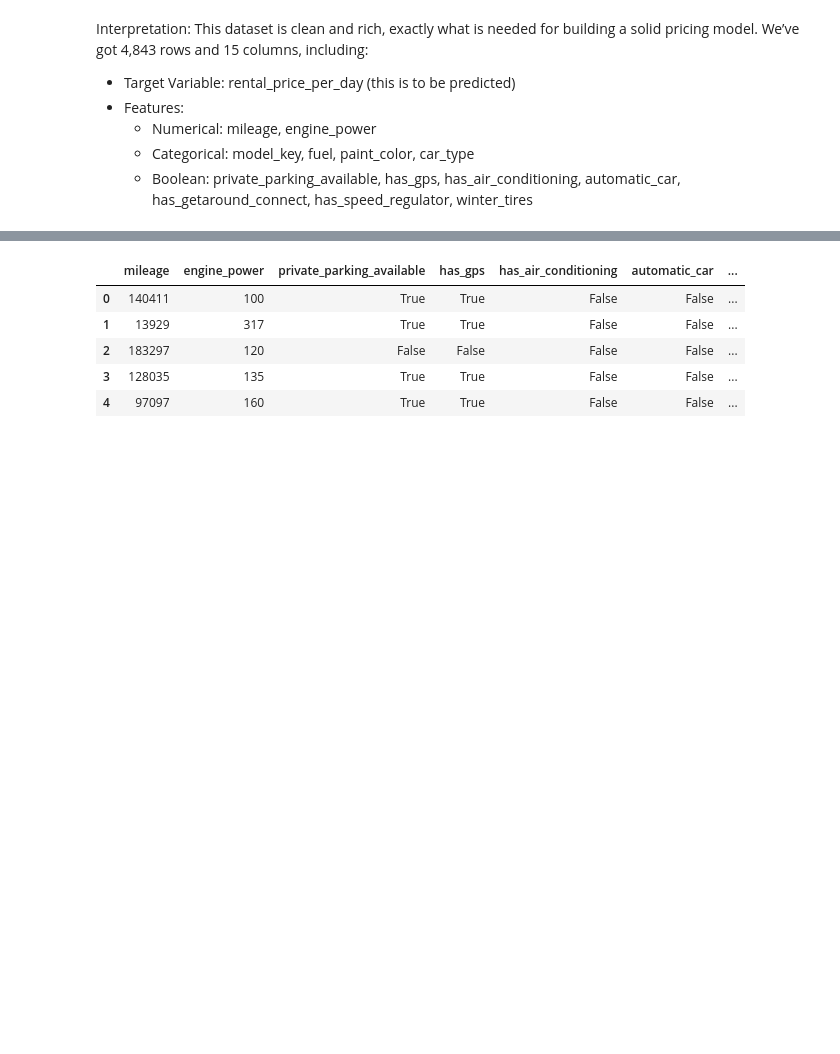
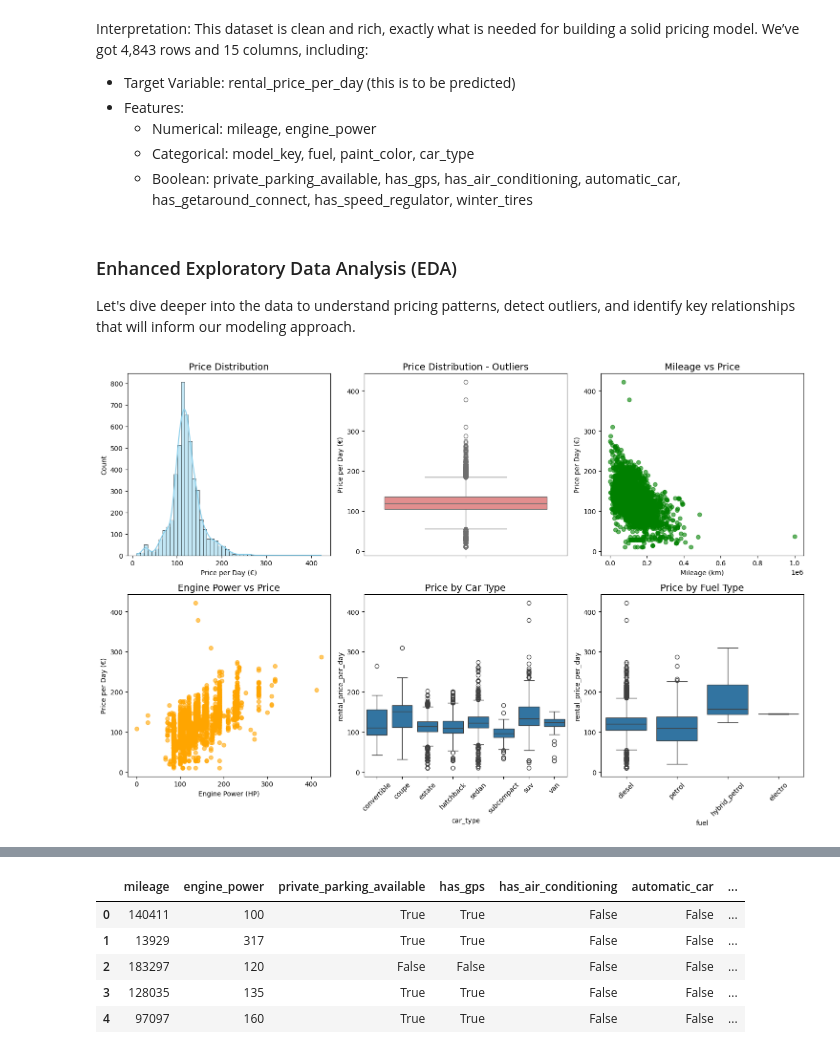
Before and after one commit to AgaHei/getaround-pricing-api, a Jupyter notebook: notebooks/getaround_pricing.ipynb, the cells around one changed output, grey strips where cells are left out. Cells and saved outputs as stored; diff of their text form; code cells hidden in the pictures; blank space fills up the shorter version.

```diff
--- a/notebooks/getaround_pricing.ipynb
+++ b/notebooks/getaround_pricing.ipynb
@@ -112,3 +115,53 @@ We’ve got 4,843 rows and 15 columns, including:
     - Numerical: mileage, engine_power
     - Categorical: model_key, fuel, paint_color, car_type
     - Boolean: private_parking_available, has_gps, has_air_conditioning, automatic_car, has_getaround_connect, has_speed_regulator, winter_tires
+# %% [markdown]
+### Enhanced Exploratory Data Analysis (EDA)
+
+Let's dive deeper into the data to understand pricing patterns, detect outliers, and identify key relationships that will inform our modeling approach.
+# %%
+# 1. Price Distribution Analysis
+plt.figure(figsize=(15, 10))
+
+# Price distribution
+plt.subplot(2, 3, 1)
+sns.histplot(df['rental_price_per_day'], bins=50, kde=True, color='skyblue')
+plt.title('Price Distribution', fontsize=14)
+plt.xlabel('Price per Day (€)')
+
+# Price boxplot for outlier detection
+plt.subplot(2, 3, 2)
+sns.boxplot(y=df['rental_price_per_day'], color='lightcoral')
+plt.title('Price Distribution - Outliers', fontsize=14)
+plt.ylabel('Price per Day (€)')
+
+# Mileage vs Price
+plt.subplot(2, 3, 3)
+plt.scatter(df['mileage'], df['rental_price_per_day'], alpha=0.6, color='green')
+plt.title('Mileage vs Price', fontsize=14)
+plt.xlabel('Mileage (km)')
+plt.ylabel('Price per Day (€)')
+
+# Engine Power vs Price
+plt.subplot(2, 3, 4)
+plt.scatter(df['engine_power'], df['rental_price_per_day'], alpha=0.6, color='orange')
+plt.title('Engine Power vs Price', fontsize=14)
+plt.xlabel('Engine Power (HP)')
+plt.ylabel('Price per Day (€)')
+
+# Price by Car Type
+plt.subplot(2, 3, 5)
+sns.boxplot(data=df, x='car_type', y='rental_price_per_day')
+plt.title('Price by Car Type', fontsize=14)
+plt.xticks(rotation=45)
+
+# Price by Fuel Type
+plt.subplot(2, 3, 6)
+sns.boxplot(data=df, x='fuel', y='rental_price_per_day')
+plt.title('Price by Fuel Type', fontsize=14)
+plt.xticks(rotation=45)
+
+plt.tight_layout()
+plt.show()
+# %% [output]
+[figure, added]
```
Also changed, not shown: parts of 15 cells of this notebook, 2 other files.
